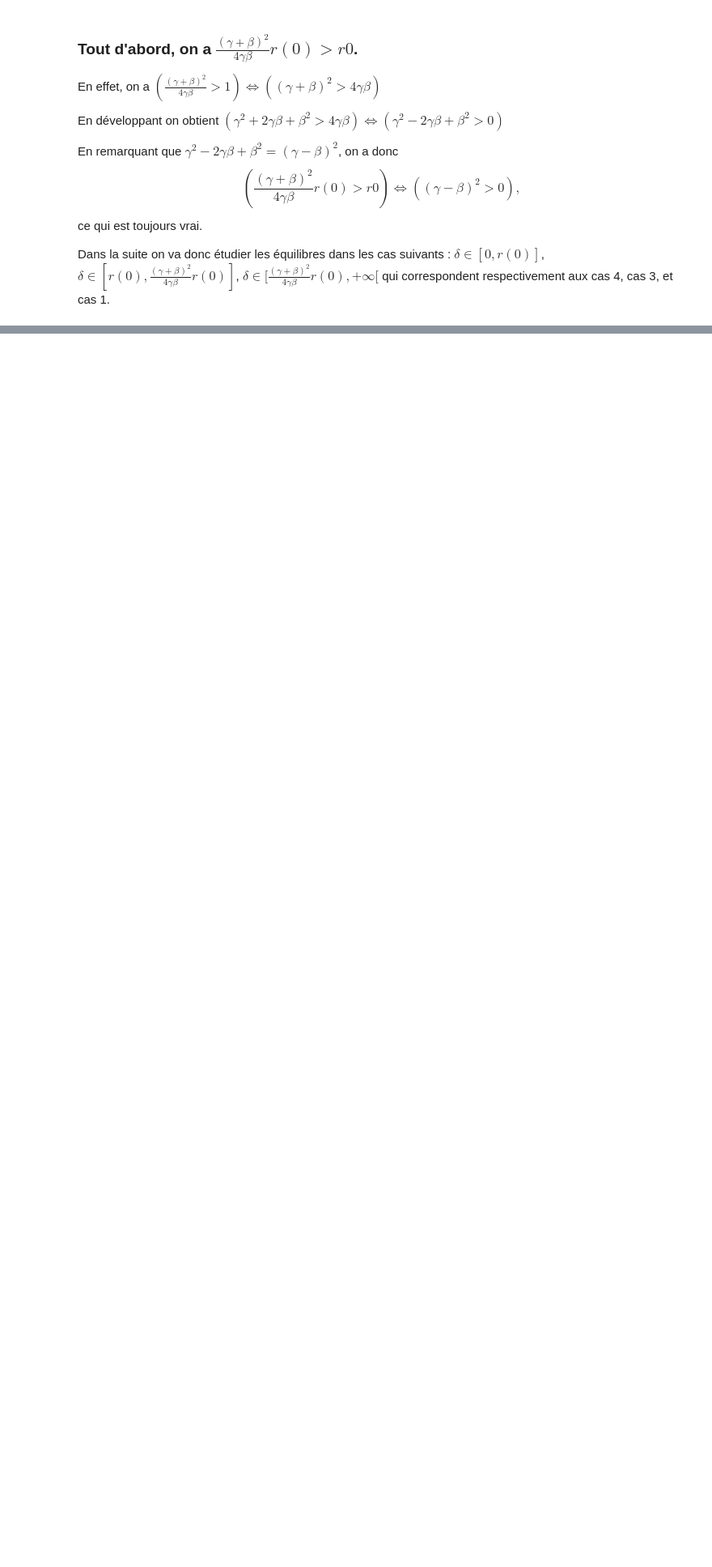
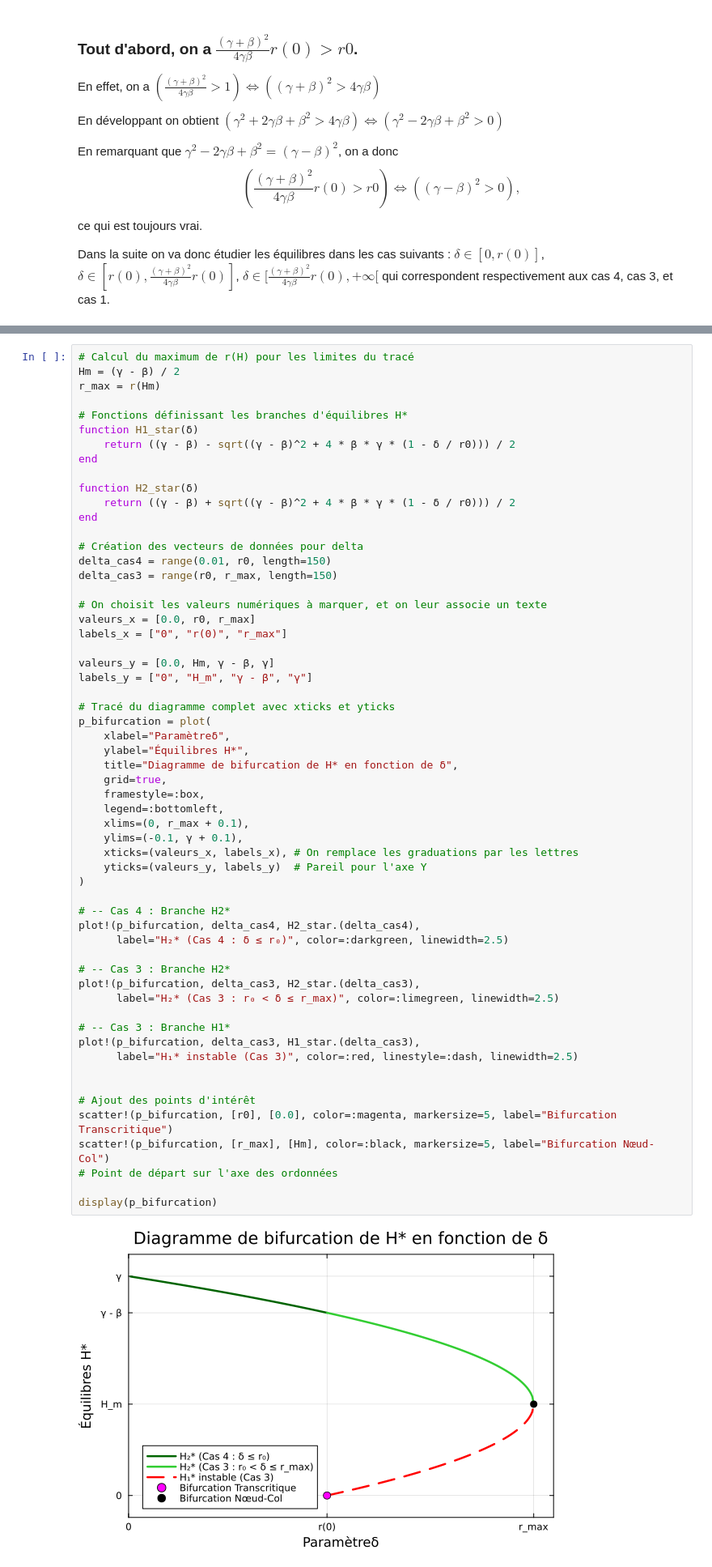
Before and after one commit to theocimino/BIO_PROJET, a Jupyter notebook: code/projet.ipynb, the cells around one changed output, grey strips where cells are left out. Shown at 81% size. Cells and saved outputs as stored; diff of their text form; blank space fills up the shorter version.

Commit message:
question 5 fini, avec graphique

```diff
--- a/code/projet.ipynb
+++ b/code/projet.ipynb
@@ -654,3 +651,63 @@ display(p_bifurcation)
+# %%
+# Calcul du maximum de r(H) pour les limites du tracé
+Hm = (γ - β) / 2
+r_max = r(Hm)
+
+# Fonctions définissant les branches d'équilibres H*
+function H1_star(δ)
+    return ((γ - β) - sqrt((γ - β)^2 + 4 * β * γ * (1 - δ / r0))) / 2
+end
+
+function H2_star(δ)
+    return ((γ - β) + sqrt((γ - β)^2 + 4 * β * γ * (1 - δ / r0))) / 2
+end
+
+# Création des vecteurs de données pour delta
+delta_cas4 = range(0.01, r0, length=150)
+delta_cas3 = range(r0, r_max, length=150)
+
+# On choisit les valeurs numériques à marquer, et on leur associe un texte
+valeurs_x = [0.0, r0, r_max]
+labels_x = ["0", "r(0)", "r_max"]
+
+valeurs_y = [0.0, Hm, γ - β, γ]
+labels_y = ["0", "H_m", "γ - β", "γ"]
+
+# Tracé du diagramme complet avec xticks et yticks
+p_bifurcation = plot(
+    xlabel="Paramètreδ",
+    ylabel="Équilibres H*",
+    title="Diagramme de bifurcation de H* en fonction de δ",
+    grid=true,
+    framestyle=:box,
+    legend=:bottomleft,
+    xlims=(0, r_max + 0.1),
+    ylims=(-0.1, γ + 0.1),
+    xticks=(valeurs_x, labels_x), # On remplace les graduations par les lettres
+    yticks=(valeurs_y, labels_y)  # Pareil pour l'axe Y
+)
+
+# -- Cas 4 : Branche H2*
+plot!(p_bifurcation, delta_cas4, H2_star.(delta_cas4),
+      label="H₂* (Cas 4 : δ ≤ r₀)", color=:darkgreen, linewidth=2.5)
+
+# -- Cas 3 : Branche H2*
+plot!(p_bifurcation, delta_cas3, H2_star.(delta_cas3),
+      label="H₂* (Cas 3 : r₀ < δ ≤ r_max)", color=:limegreen, linewidth=2.5)
+
+# -- Cas 3 : Branche H1*
+plot!(p_bifurcation, delta_cas3, H1_star.(delta_cas3),
+      label="H₁* instable (Cas 3)", color=:red, linestyle=:dash, linewidth=2.5)
+
+
+# Ajout des points d'intérêt
+scatter!(p_bifurcation, [r0], [0.0], color=:magenta, markersize=5, label="Bifurcation Transcritique")
+scatter!(p_bifurcation, [r_max], [Hm], color=:black, markersize=5, label="Bifurcation Nœud-Col")
+# Point de départ sur l'axe des ordonnées
+
+display(p_bifurcation)
+# %% [output]
+[figure, added]
 # %% [markdown]
 ### **Question 6 - Plan de Phase**
 # %% [markdown]
```
Also changed, not shown: parts of 4 cells of this notebook.
